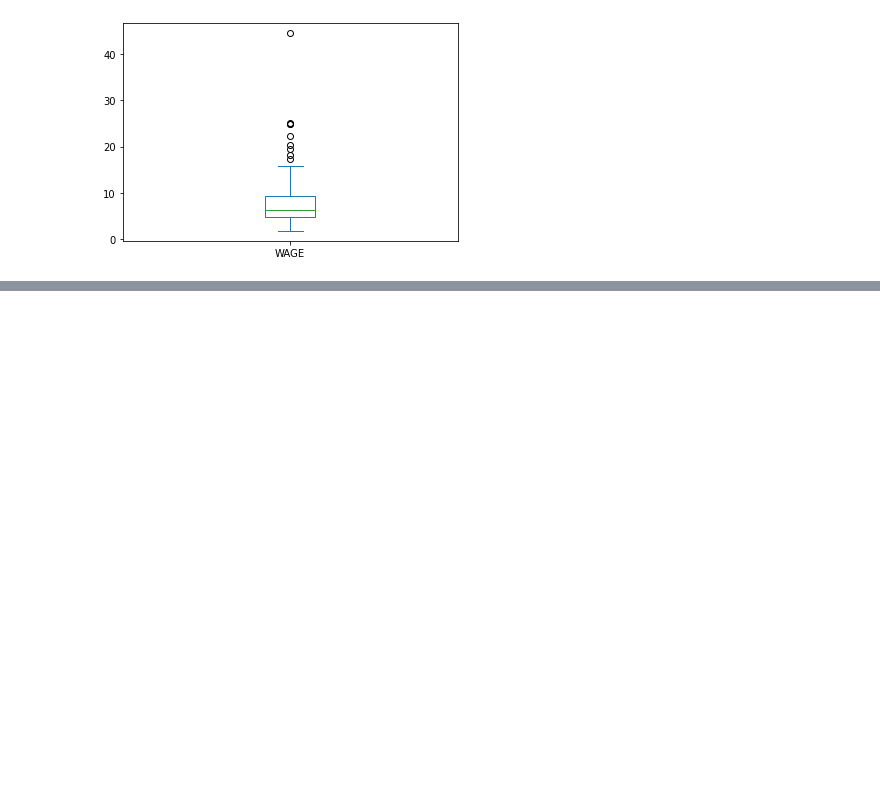
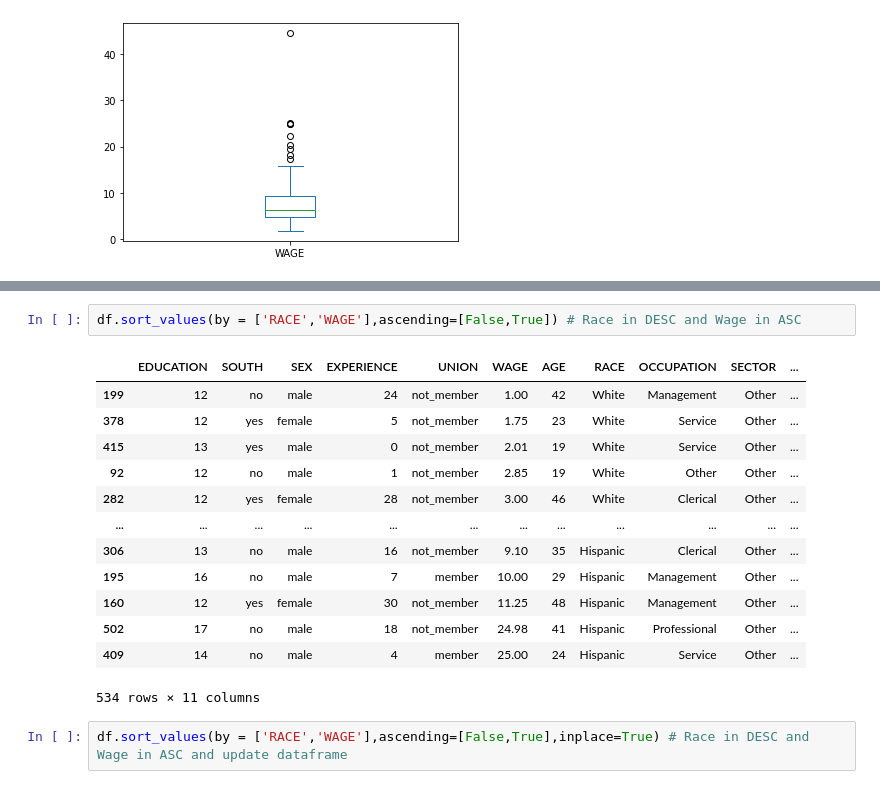
Before and after one commit to RayanAhmed2000/Python-with-DS---Digipodium, a Jupyter notebook: Data Science/data_analysis3.ipynb, the cells around one changed output, grey strips where cells are left out. Saved outputs shown, nothing was run; the diff lists cells and outputs as text; blank space fills up the shorter version.

```diff
--- a/Data Science/data_analysis3.ipynb
+++ b/Data Science/data_analysis3.ipynb
@@ -203,0 +278,18 @@ df[explt10].plot(kind='box',x='EXPERIENCE',y= 'WAGE')
+# %%
+df.sort_values(by = ['RACE','WAGE'],ascending=[False,True]) # Race in DESC and Wage in ASC
+# %% [output]
+|  | EDUCATION | SOUTH | SEX | EXPERIENCE | UNION | WAGE | AGE | RACE | OCCUPATION | SECTOR | ... |
+| 199 | 12 | no | male | 24 | not_member | 1.00 | 42 | White | Management | Other | ... |
+| 378 | 12 | yes | female | 5 | not_member | 1.75 | 23 | White | Service | Other | ... |
+| 415 | 13 | yes | male | 0 | not_member | 2.01 | 19 | White | Service | Other | ... |
+| 92 | 12 | no | male | 1 | not_member | 2.85 | 19 | White | Other | Other | ... |
+| 282 | 12 | yes | female | 28 | not_member | 3.00 | 46 | White | Clerical | Other | ... |
+| ... | ... | ... | ... | ... | ... | ... | ... | ... | ... | ... | ... |
+| 306 | 13 | no | male | 16 | not_member | 9.10 | 35 | Hispanic | Clerical | Other | ... |
+| 195 | 16 | no | male | 7 | member | 10.00 | 29 | Hispanic | Management | Other | ... |
+| 160 | 12 | yes | female | 30 | not_member | 11.25 | 48 | Hispanic | Management | Other | ... |
+| 502 | 17 | no | male | 18 | not_member | 24.98 | 41 | Hispanic | Professional | Other | ... |
+| 409 | 14 | no | male | 4 | member | 25.00 | 24 | Hispanic | Service | Other | ... |
+534 rows × 11 columns
+# %%
+df.sort_values(by = ['RACE','WAGE'],ascending=[False,True],inplace=True) # Race in DESC and Wage in ASC and update dataframe
```
Also changed, not shown: parts of 12 cells of this notebook, 4 other files.
